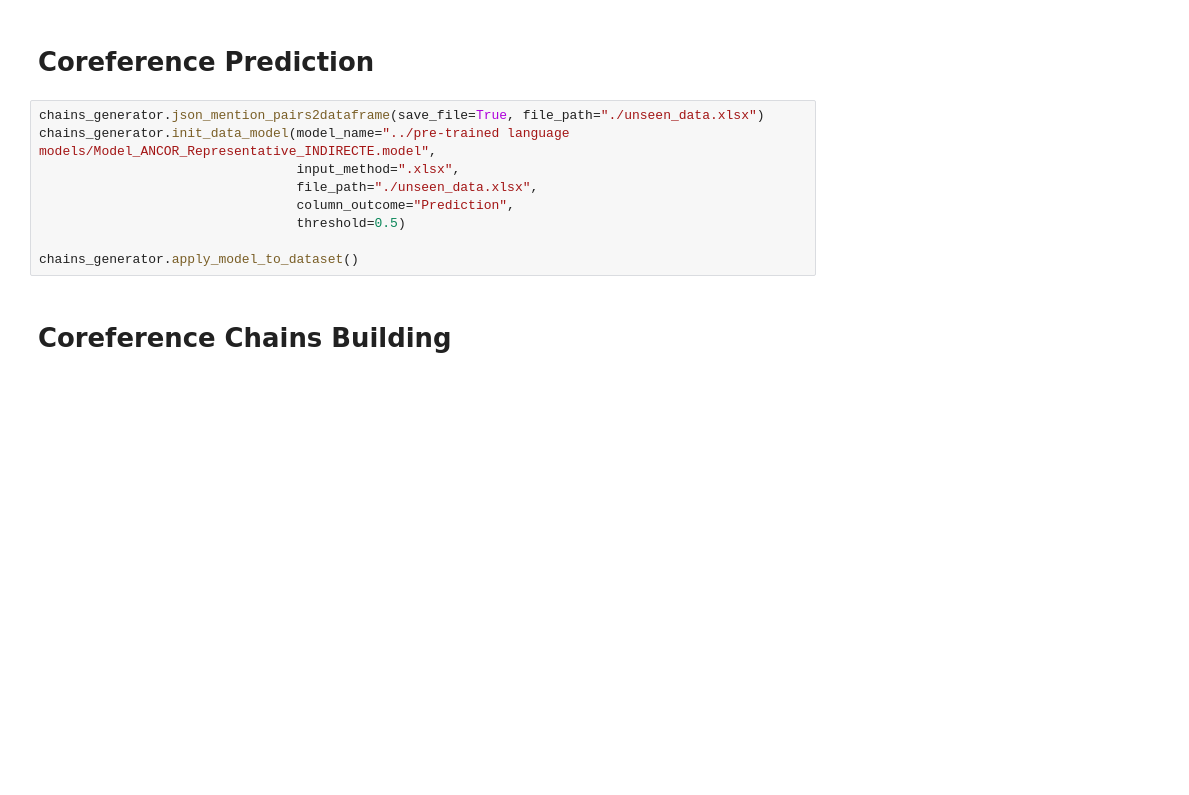
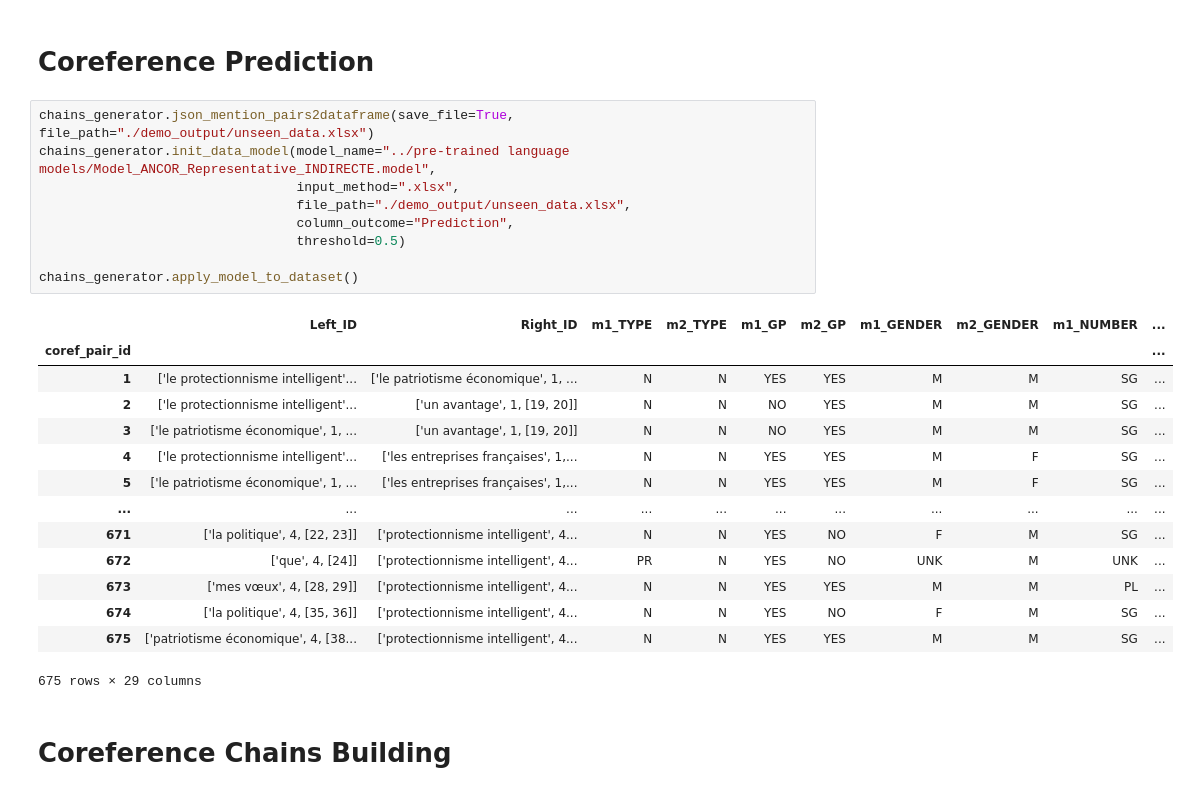
Before and after one commit to mehdi-mirzapour/French-CRS, a Jupyter notebook: demo/Text2CoreferenceChains.ipynb, the cells around one changed output. Saved outputs shown, nothing was run; the diff lists cells and outputs as text; blank space fills up the shorter version.

```diff
--- a/demo/Text2CoreferenceChains.ipynb
+++ b/demo/Text2CoreferenceChains.ipynb
@@ -24,14 +56,29 @@ chains_generator.json_mention_pairs2dataframe(save_file=True, file_path="./unsee
 # %% [markdown]
 # Coreference Prediction
 # %%
-chains_generator.json_mention_pairs2dataframe(save_file=True, file_path="./unseen_data.xlsx")
+chains_generator.json_mention_pairs2dataframe(save_file=True, file_path="./demo_output/unseen_data.xlsx")
 chains_generator.init_data_model(model_name="../pre-trained language models/Model_ANCOR_Representative_INDIRECTE.model",
                                  input_method=".xlsx",
-                                 file_path="./unseen_data.xlsx",
+                                 file_path="./demo_output/unseen_data.xlsx",
                                  column_outcome="Prediction",
                                  threshold=0.5)
 
 chains_generator.apply_model_to_dataset()
+# %% [output]
+|  | Left_ID | Right_ID | m1_TYPE | m2_TYPE | m1_GP | m2_GP | m1_GENDER | m2_GENDER | m1_NUMBER | ... |
+| coref_pair_id |  |  |  |  |  |  |  |  |  | ... |
+| 1 | ['le protectionnisme intelligent'... | ['le patriotisme économique', 1, ... | N | N | YES | YES | M | M | SG | ... |
+| 2 | ['le protectionnisme intelligent'... | ['un avantage', 1, [19, 20]] | N | N | NO | YES | M | M | SG | ... |
+| 3 | ['le patriotisme économique', 1, ... | ['un avantage', 1, [19, 20]] | N | N | NO | YES | M | M | SG | ... |
+| 4 | ['le protectionnisme intelligent'... | ['les entreprises françaises', 1,... | N | N | YES | YES | M | F | SG | ... |
+| 5 | ['le patriotisme économique', 1, ... | ['les entreprises françaises', 1,... | N | N | YES | YES | M | F | SG | ... |
+| ... | ... | ... | ... | ... | ... | ... | ... | ... | ... | ... |
+| 671 | ['la politique', 4, [22, 23]] | ['protectionnisme intelligent', 4... | N | N | YES | NO | F | M | SG | ... |
+| 672 | ['que', 4, [24]] | ['protectionnisme intelligent', 4... | PR | N | YES | NO | UNK | M | UNK | ... |
+| 673 | ['mes vœux', 4, [28, 29]] | ['protectionnisme intelligent', 4... | N | N | YES | YES | M | M | PL | ... |
+| 674 | ['la politique', 4, [35, 36]] | ['protectionnisme intelligent', 4... | N | N | YES | NO | F | M | SG | ... |
+| 675 | ['patriotisme économique', 4, [38... | ['protectionnisme intelligent', 4... | N | N | YES | YES | M | M | SG | ... |
+675 rows × 29 columns
 # %% [markdown]
 # Coreference Chains Building
 # %%
```
Also changed, not shown: parts of 5 cells of this notebook, 14 other files.
